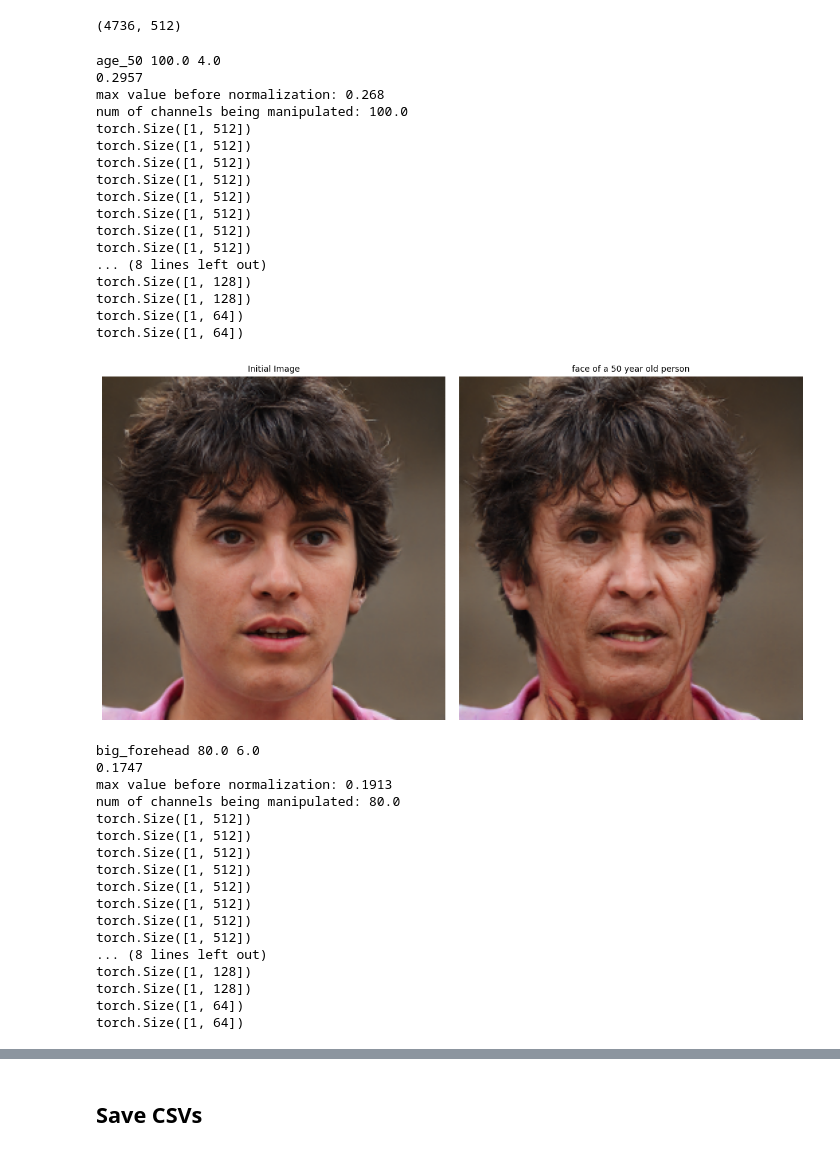
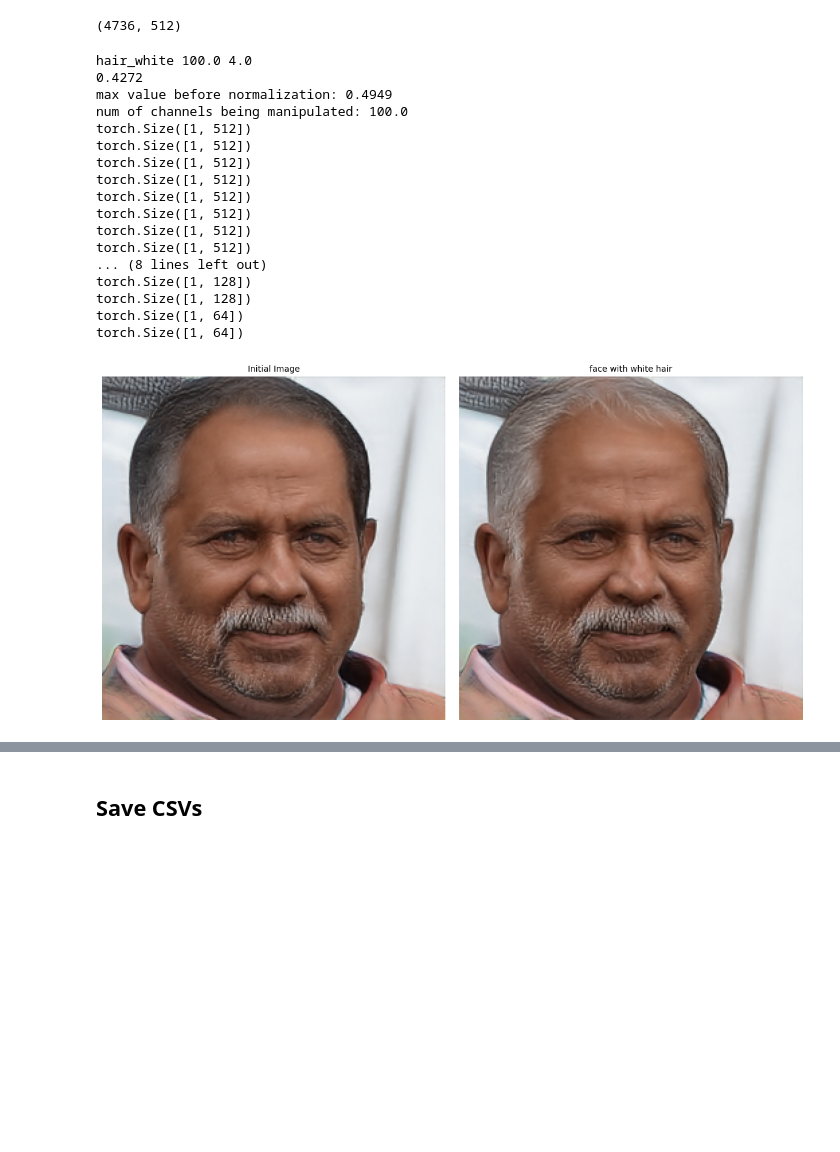
Before and after one commit to Mind2Sketch/stylegan2-ada-pytorch, a Jupyter notebook: style_clip_256.ipynb, the cells around one changed output, grey strips where cells are left out. Cells and saved outputs as stored; diff of their text form; code cells hidden in the pictures; blank space fills up the shorter version.

```diff
--- a/style_clip_256.ipynb
+++ b/style_clip_256.ipynb
@@ -34,7 +34,7 @@ def plot_tensor_images(images, titles=None, cols=4, figsize=4):
     plt.tight_layout()
     plt.show()
 # %%
-network_pkl = "ffhq-256.pkl"
+network_pkl = "ffhq-merged-0412.pkl"
 device = torch.device("cuda")
 with dnnlib.util.open_url(network_pkl) as f:
     G = legacy.load_network_pkl(f)["G_ema"].to(device)
@@ -310,10 +318,10 @@ prompts = np.array(
         # ["hair_red", "face with hair", "face with red hair", 15, 4],
         # ["hair_short", "face with hair", "face with short hair", 20, 4],
         # ["hair_straight", "face with hair", "face with straight hair", 100, 4],
-        # ["hair_white", "face with black hair", "face with white hair", 100, 4],
-        # ["skinny_face", "face", "skinny face", 100, 4], # new
+        ["hair_white", "face with black hair", "face with white hair", 100, 4],
+        # ["skinny_face", "face", "skinny face", 100, ], # new
         # ["fat_face", "normal face", "fat face", 80, ], # new
-        ["big_forehead", "face with normal forehead", "face with big forehead", 80, 6], # new
+        # ["big_forehead", "face with normal forehead", "face with big forehead", 80, 6], # new
         # ["big_eyes", "face with eye", "face with big eyes", 20, 4], # new
         # ["messy_hair", "face with hair", "face with messy hair", 50, 4], # new
         # ["skin_african", "face with white skin", "face with black skin", 10, 4],
@@ -348,51 +356,34 @@ for i in range(len(prompts)): # for each text prompt
 
     beta = np.float32(beta)
     alpha = np.float32(alpha)
 
     print()
     print(filename, beta, alpha)
     classnames = [target, neutral]
 
     style_vecs_manipulated = ManipulateImages(classnames, model, clip2styles_matrix, style_vecs_initial, beta, alpha)
 
     # Generate images and plot
     generated_image_initial = style_synthesis(style_vecs_initial)
     generated_image_manipulated = style_synthesis(style_vecs_manipulated)
     combined = [generated_image_initial, generated_image_manipulated]
     plot_tensor_images(combined, titles=["Initial Image", target], cols=2, figsize=6)
 # %% [output]
-age_50 100.0 4.0
-0.2957
-max value before normalization: 0.268
+hair_white 100.0 4.0
+0.4272
+max value before normalization: 0.4949
 num of channels being manipulated: 100.0
 torch.Size([1, 512])
 torch.Size([1, 512])
 torch.Size([1, 512])
 torch.Size([1, 512])
 torch.Size([1, 512])
 torch.Size([1, 512])
 torch.Size([1, 512])
 torch.Size([1, 512])
 ... (8 lines left out)
 torch.Size([1, 128])
 torch.Size([1, 128])
 torch.Size([1, 64])
 torch.Size([1, 64])
-[figure, old version]
+[figure, new version]
-big_forehead 80.0 6.0
-0.1747
-max value before normalization: 0.1913
-num of channels being manipulated: 80.0
-torch.Size([1, 512])
-torch.Size([1, 512])
-torch.Size([1, 512])
-torch.Size([1, 512])
-torch.Size([1, 512])
-torch.Size([1, 512])
-torch.Size([1, 512])
-torch.Size([1, 512])
-... (8 lines left out)
-torch.Size([1, 128])
-torch.Size([1, 128])
-torch.Size([1, 64])
-torch.Size([1, 64])
```
Also changed, not shown: parts of 5 cells of this notebook.
